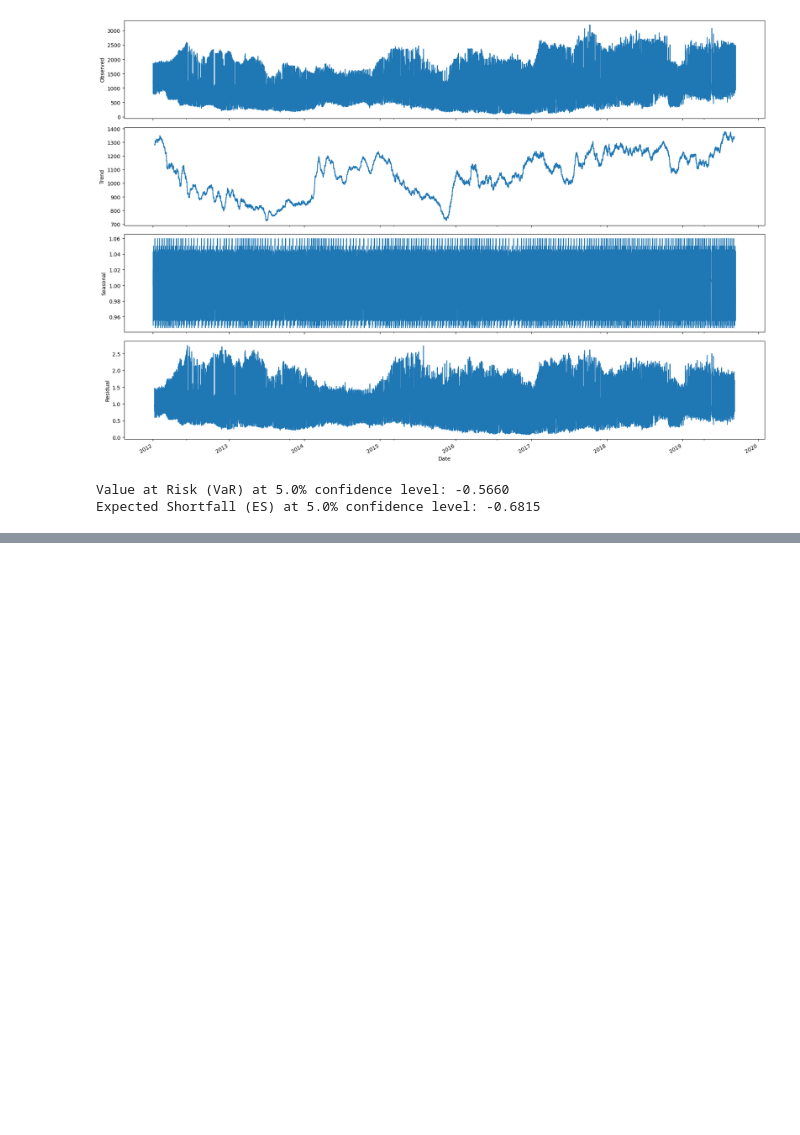
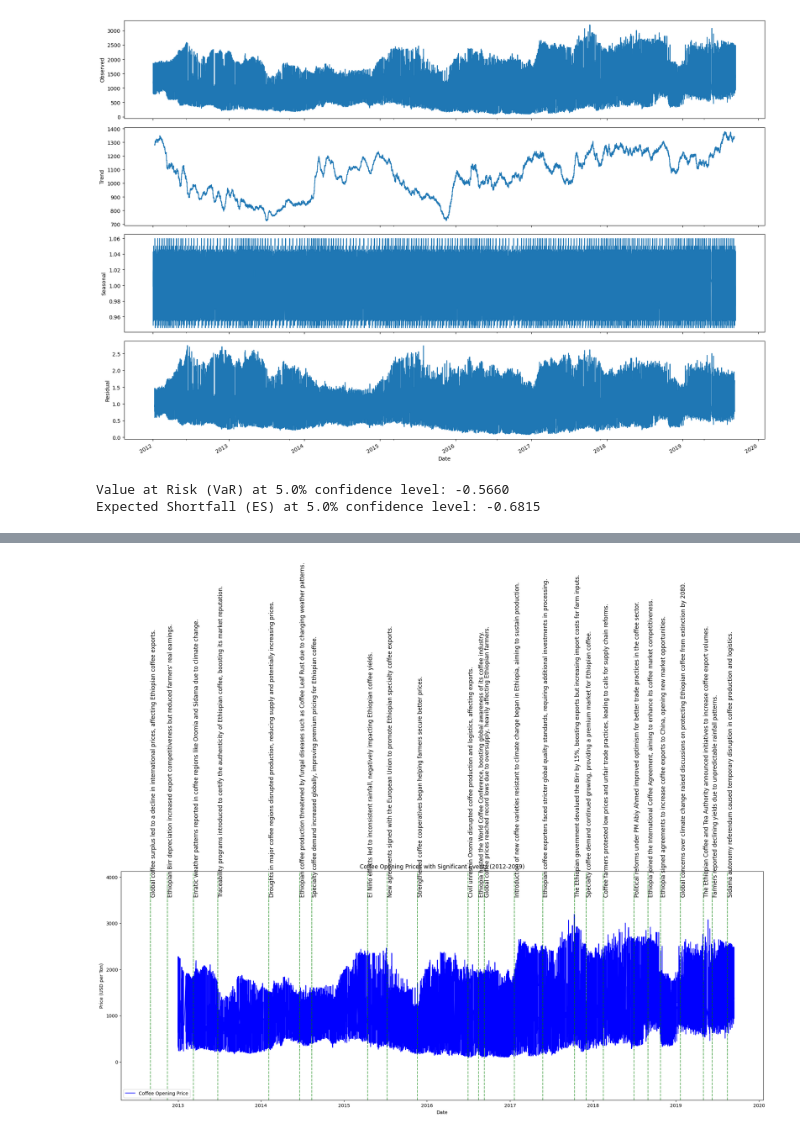
Before and after one commit to yohannestayez/Coffee-Price-Prediction, a Jupyter notebook: notebooks/Data_Preprocessing.ipynb, the cells around one changed output, grey strips where cells are left out. Drawn from its saved outputs; the diff is of its cells as text; code cells hidden in the pictures; blank space fills up the shorter version.

```diff
--- a/notebooks/Data_Preprocessing.ipynb
+++ b/notebooks/Data_Preprocessing.ipynb
@@ -279,0 +433,41 @@ Expected Shortfall (ES) at 5.0% confidence level: -0.6815
+# %%
+def plot_with_events(df, events_df):
+    # Ensure 'date' column in events_df is in datetime format
+    events_df['date'] = pd.to_datetime(events_df['date'])
+
+    plt.figure(figsize=(20, 16))  # Increase the height to make the graph taller
+    plt.plot(df.index, df['Opening Price'], label='Coffee Opening Price', color='blue')
+
+    y_max = df['Opening Price'].max()
+    y_min = df['Opening Price'].min()
+
+    # Add padding to the y-axis for space above and below
+    y_padding = (y_max - y_min) * 0.3  # 30% padding for more vertical space
+    plt.ylim(y_min - y_padding, y_max + y_padding)
+
+    for _, row in events_df.iterrows():
+        event_date = row['date']
+        event_text = row['event']
+
+        # Add a vertical line at the event date
+        plt.axvline(event_date, color='green', linestyle='--', alpha=0.6)
+
+        # Add horizontal line connecting text to the event line
+        text_y = y_max + y_padding * 0.4  # Place the text above the graph
+        plt.plot([event_date, event_date], [y_min, text_y], color='green', linestyle=':', alpha=0.5)
+
+        # Place event text slightly above the graph
+        plt.text(event_date, text_y, event_text, rotation=90, verticalalignment='bottom', fontsize=12, color='black')
+
+    plt.title("Coffee Opening Prices with Significant Events (2012-2019)")
+    plt.xlabel("Date")
+    plt.ylabel("Price (USD per Ton)")
+    plt.legend()
+    plt.tight_layout()
+    plt.show()
+
+# Assuming `events_df` is created using `create_event_dataframe`
+events_df = create_event_dataframe()
+plot_with_events(df, events_df)
+# %% [output]
+[figure, added]
```
Also changed, not shown: parts of 8 cells of this notebook, 1 other file.
